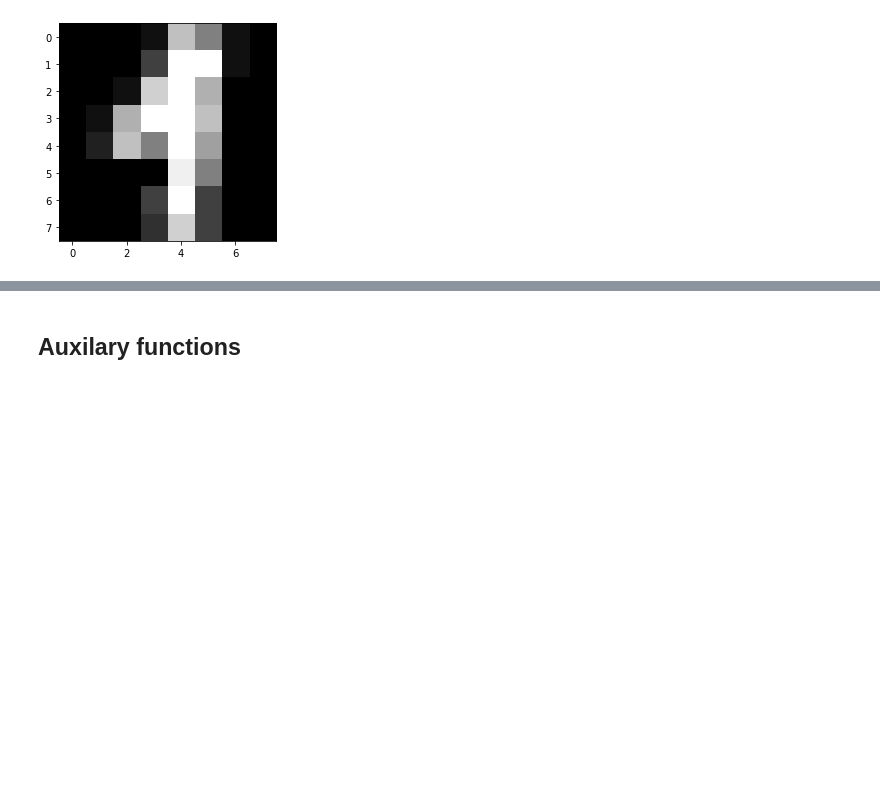
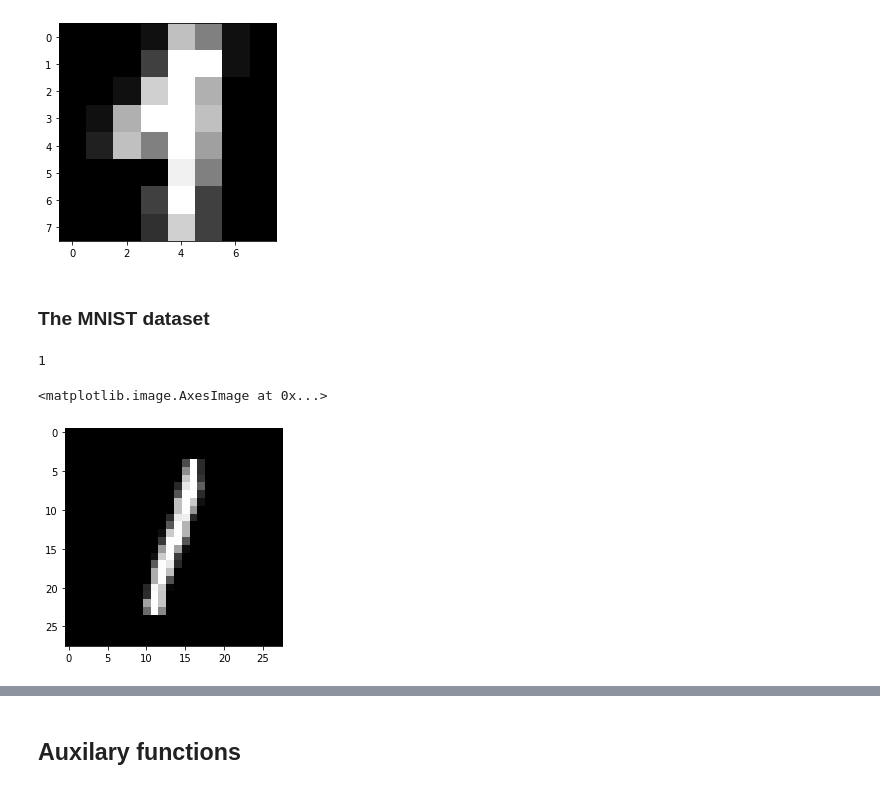
Before and after one commit to wiebetimmers/thesis_project, a Jupyter notebook: main.ipynb, the cells around one changed output, grey strips where cells are left out. Cells and saved outputs as stored; diff of their text form; code cells hidden in the pictures; blank space fills up the shorter version.

```diff
--- a/main.ipynb
+++ b/main.ipynb
@@ -85,3 +93,5 @@ plt.imshow(plottable_image, cmap='gray')
 1
 <matplotlib.image.AxesImage at 0x...>
 [figure]
+# %% [markdown]
+### The MNIST dataset
@@ -87,0 +145,19 @@ plt.imshow(plottable_image, cmap='gray')
+# %%
+# Load in the MNIST dataset - (takes longer to load than Digits!, 6)
+train_data_mnist = MNIST(mode='train')
+val_data_mnist = MNIST(mode='val')
+test_data_mnist = MNIST(mode='test')
+
+train_loader_mnist = DataLoader(train_data_mnist, batch_size=64, shuffle=True)
+val_loader_mnist = DataLoader(val_data_mnist, batch_size=64, shuffle=True)
+test_loader_mnist = DataLoader(test_data_mnist, batch_size=64, shuffle=False)
+# %%
+# Print an example MNIST digit and its according target label. - (digits dataset)
+
+print(val_data_mnist.targets[1900])
+plottable_image = np.reshape(val_data_mnist.data[1900], (28, 28))
+plt.imshow(plottable_image, cmap='gray')
+# %% [output]
+1
+<matplotlib.image.AxesImage at 0x...>
+[figure, added]
```
Also changed, not shown: parts of 14 cells of this notebook.
